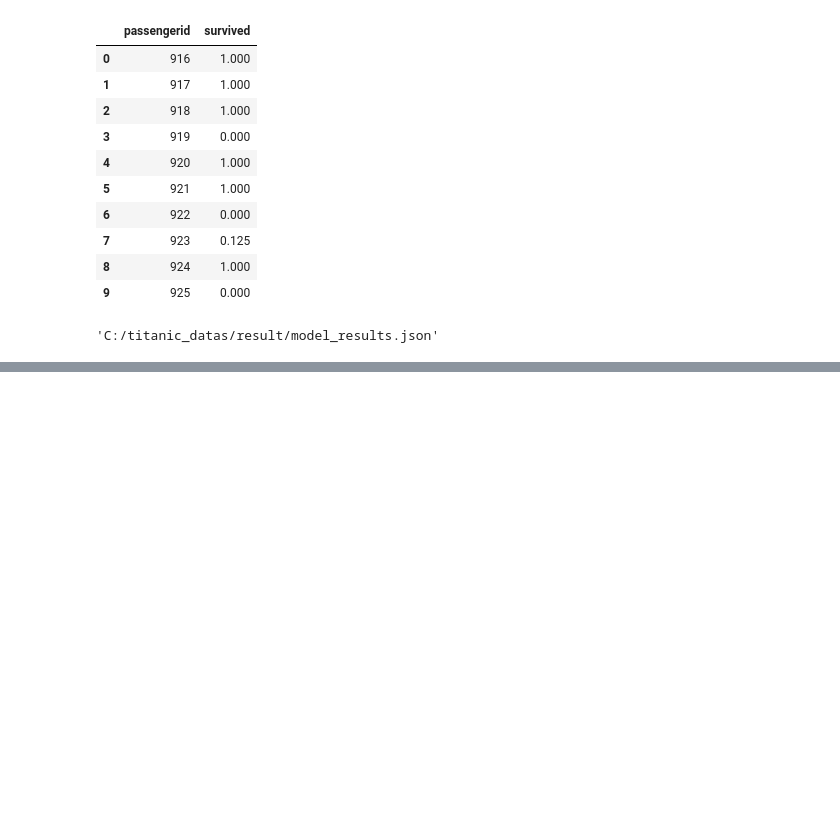
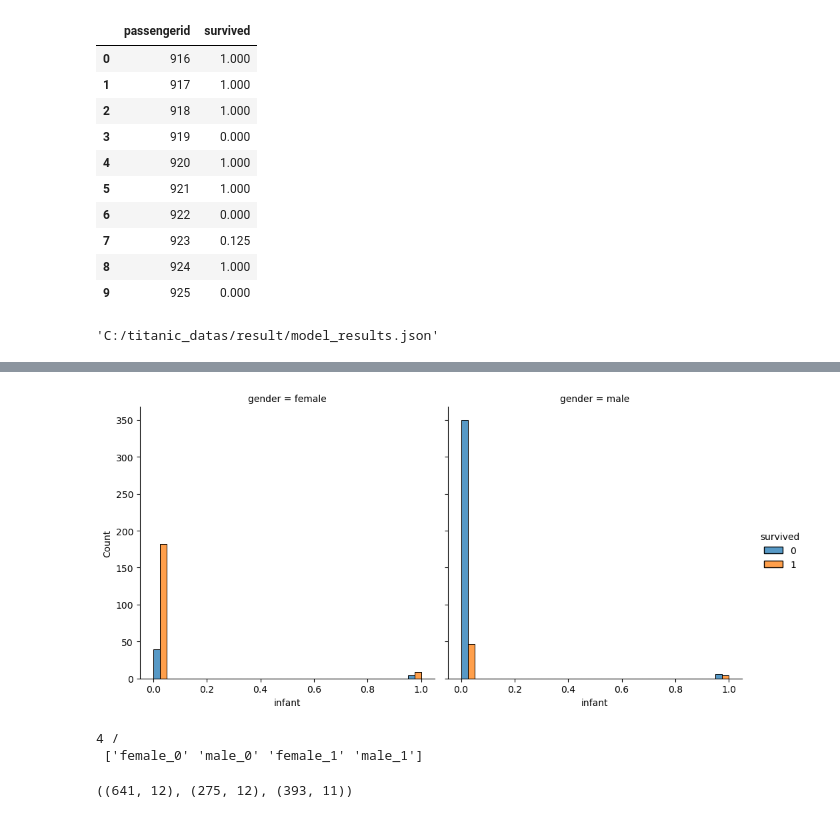
Before and after one commit to giokim6070/pythonbasic, a Jupyter notebook: EDA_titanic/kaggle.ipynb, the cells around one changed output, grey strips where cells are left out. Saved outputs shown, nothing was run; the diff lists cells and outputs as text; code cells hidden in the pictures; blank space fills up the shorter version.

```diff
--- a/EDA_titanic/kaggle.ipynb
+++ b/EDA_titanic/kaggle.ipynb
@@ -888,0 +1336,16 @@ args.save_results
+# %%
+sns.displot(train, x="infant", hue="survived", multiple="dodge", bins=20, col="gender")
+plt.show()
+# %% [output]
+[figure, added]
+# %%
+train['gender_infant'] = train.apply(lambda row: row['gender']+'_'+str(row['infant']), axis=1)
+test['gender_infant'] = test.apply(lambda row: row['gender']+'_'+str(row['infant']), axis=1)
+ori_te['gender_infant'] = ori_te.apply(lambda row: row['gender']+'_'+str(row['infant']), axis=1)
+
+print(f"{train['gender_infant'].nunique()} / \n {train['gender_infant'].unique()} \n")
+train.shape, test.shape, ori_te.shape
+# %% [output]
+4 /
+ ['female_0' 'male_0' 'female_1' 'male_1']
+((641, 12), (275, 12), (393, 11))
```
Also changed, not shown: parts of 165 cells of this notebook.
